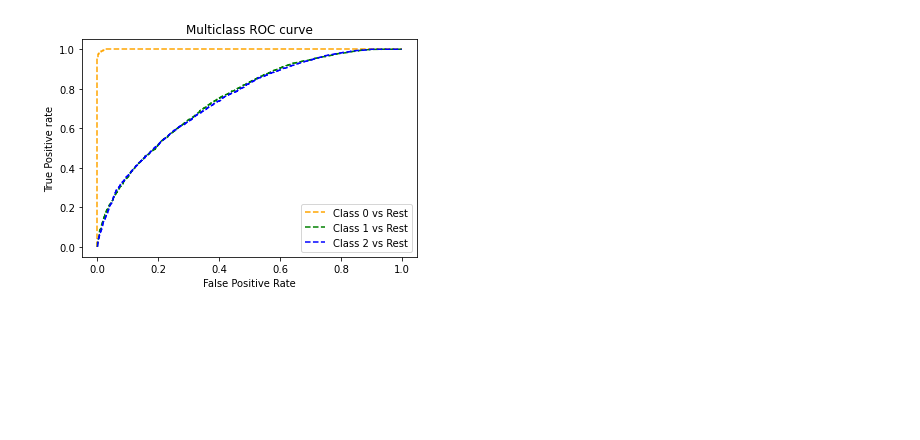
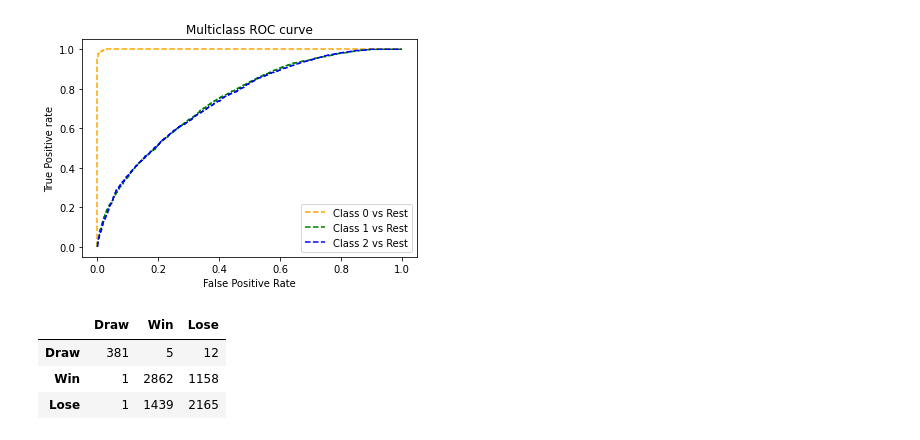
Before and after one commit to salemeid/Tuwaiq-DS-my-project, a Jupyter notebook: Chess_Winning_Move.ipynb, the cells around one changed output. Saved outputs shown, nothing was run; the diff lists cells and outputs as text; code cells hidden in the pictures; blank space fills up the shorter version.

```diff
--- a/Chess_Winning_Move.ipynb
+++ b/Chess_Winning_Move.ipynb
@@ -561,0 +592,7 @@ plt.savefig('Multiclass ROC',dpi=300);
+# %%
+cm_df
+# %% [output]
+|  | Draw | Win | Lose |
+| Draw | 381 | 5 | 12 |
+| Win | 1 | 2862 | 1158 |
+| Lose | 1 | 1439 | 2165 |
```
Also changed, not shown: parts of 12 cells of this notebook, 4 other files.
